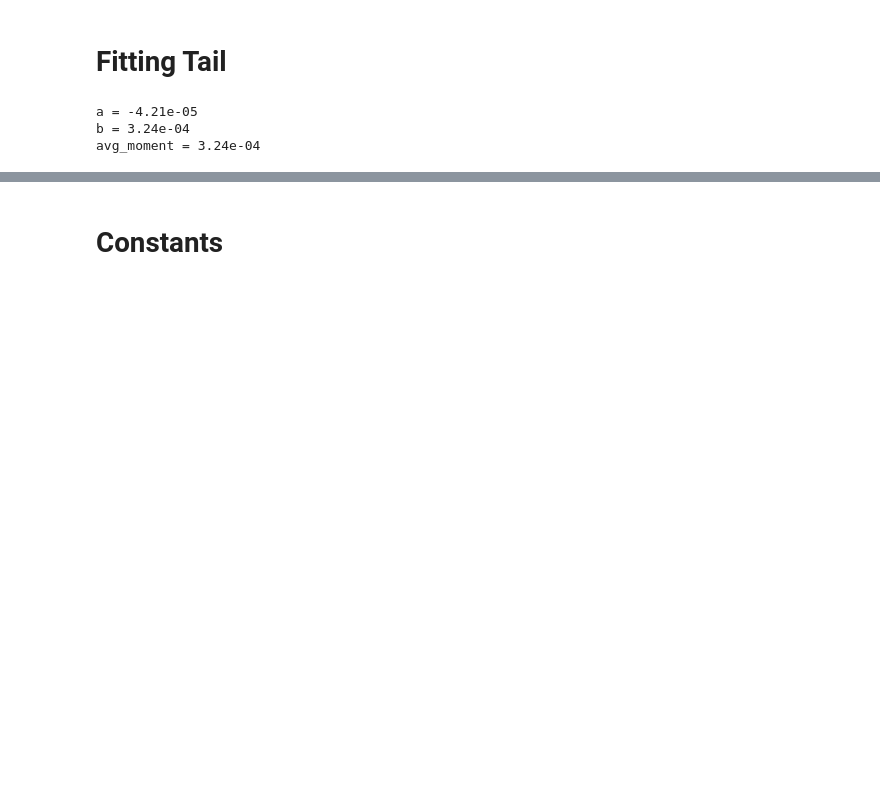
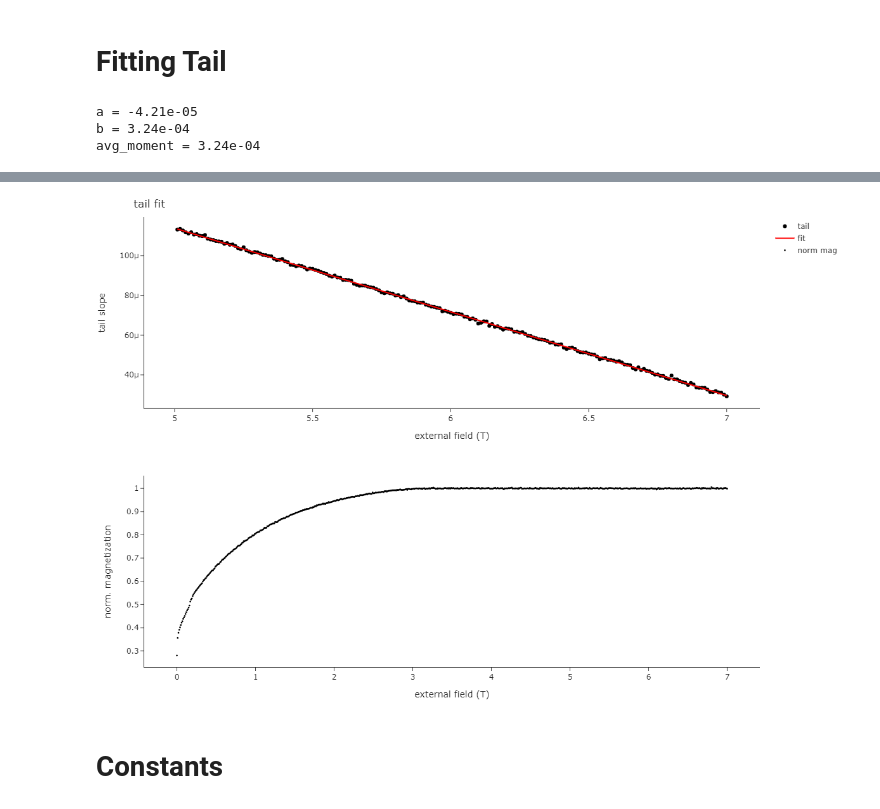
Before and after one commit to Elliot-Wadge/MagnetizationFitting, a Jupyter notebook: notebooks/clean_fitting-ply.ipynb, the cells around one changed output, grey strips where cells are left out. Cells and saved outputs as stored; diff of their text form; code cells hidden in the pictures; blank space fills up the shorter version.

```diff
--- a/notebooks/clean_fitting-ply.ipynb
+++ b/notebooks/clean_fitting-ply.ipynb
@@ -110,34 +110,38 @@ fig.add_trace(go.Scatter(x=tail_x,
                          y=tail_y,
                          mode="markers",
                          name="tail",
                          marker=dict(color='black')),
               row=1,
               col=1)
 
 fig.add_trace(go.Scatter(x=tail_x,
                          y=tail_x*a+b,
                          name="fit",
                          mode="lines",
                          line=dict(color="red")),
               row=1,
               col=1)
 
 fig.add_trace(go.Scatter(x=field,
                          y=norm_moment,
                          mode="markers",
                          marker=dict(color='black', size=2.5),
                          name="norm mag"),
               row=2,
               col=1)
 
 fig.update_layout(title="tail fit", margin=dict(t=30,r=30,l=30,b=30), width=800, height=800)
-fig.update_xaxes()
+fig.update_yaxes(title_text="norm. magnetization",  row=2, col=1)
+fig.update_yaxes(title_text="tail slope",  row=1, col=1)
+fig.update_xaxes(title_text="external field (T)",  row=1, col=1)
+fig.update_xaxes(title_text="external field (T)",  row=2, col=1)
 fig.show()
 # %% [output]
 a = -4.21e-05
 b = 3.24e-04
 avg_moment = 3.24e-04
 [interactive output not drawn]
+[figure, added]
 # %% [markdown]
 # Constants
 # %%
```
Also changed, not shown: parts of 4 cells of this notebook, 2 other files.
